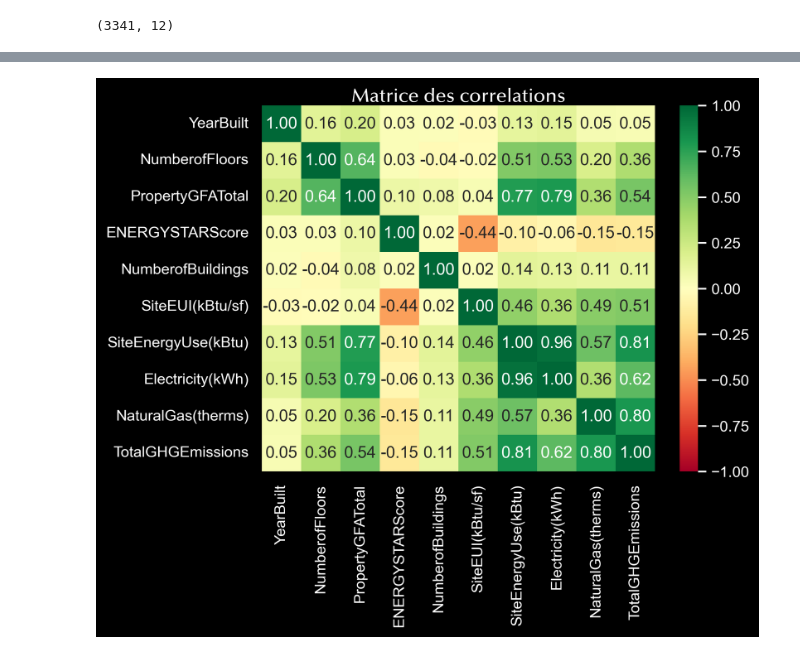
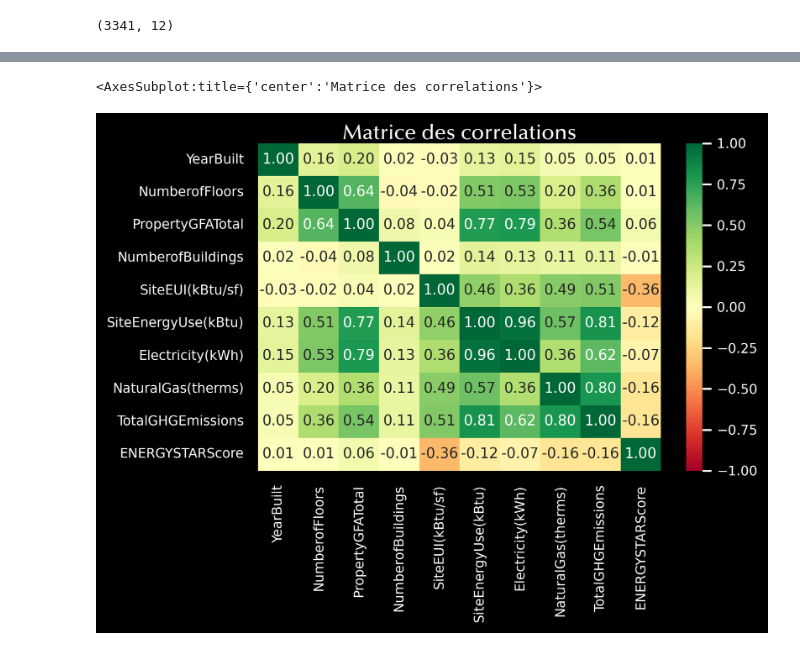
Before and after one commit to random-agile/Anticipate-Energy-Needs, a Jupyter notebook: Projet_3_Data_Cleaning.ipynb, the cells around one changed output, grey strips where cells are left out. Drawn from its saved outputs; the diff is of its cells as text; code cells hidden in the pictures.

```diff
--- a/Projet_3_Data_Cleaning.ipynb
+++ b/Projet_3_Data_Cleaning.ipynb
@@ -11,13 +16,13 @@ from sklearn.impute import KNNImputer
 # %%
 # récupération du chemin d'accès de la typo et récupération de celle-ci dans la variable prop
-fpath = os.path.join(mpl.get_data_path(), r'C:\Users\Oliver\Downloads\Optima Medium.ttf')
+fpath = os.path.join(mpl.get_data_path(), r'C:\Users\omira\Downloads\Optima Medium.ttf')
 prop = fm.FontProperties(fname=fpath)
 
 text_kwargs = dict(ha='center', va='center', fontsize=14, color='white')
 
 # importation du thème seaborn
 sns.set_theme(context='notebook', style='darkgrid', palette='dark', font_scale=1, color_codes=True, rc=None)
-
+sns.set(font=prop.get_name())
 # upgrade de la résolution des visualisations
 plt.rcParams['figure.dpi'] = 100
 plt.rcParams['savefig.dpi'] = 100
@@ -26,7 +31,7 @@ plt.rcParams['savefig.dpi'] = 100
 plt.style.use("dark_background")
 # %%
 # chargement du dataframe
-df = pd.read_csv('C:/Users/Oliver/Desktop/Anticipate-Energy-Needs/2016_Building_Energy_Benchmarking.csv')
+df = pd.read_csv('C:/Users/omira/Desktop/Anticipate-Energy-Needs/2016_Building_Energy_Benchmarking.csv')
 # afficher toutes les colonnes
 pd.set_option('display.max_columns', None)
 # %%
@@ -139,11 +144,11 @@ TotalGHGEmissions      float64
 dtype: object
 # %%
 # le subset sans données manquantes, EnergyScore à part
-df_subset_one = df[["BuildingType","PrimaryPropertyType","YearBuilt","NumberofFloors","PropertyGFATotal","ENERGYSTARScore"]]
+df_subset_one = df[["BuildingType","PrimaryPropertyType","YearBuilt","NumberofFloors","PropertyGFATotal"]]
 
 # le subset avec les données manquantes
 df_subset_two = df[["NumberofBuildings","SiteEUI(kBtu/sf)","SiteEnergyUse(kBtu)","Electricity(kWh)",
-                "NaturalGas(therms)","TotalGHGEmissions"]]
+                "NaturalGas(therms)","TotalGHGEmissions","ENERGYSTARScore"]]
 # %%
 # remplacement des valeurs manquantes avec l'algorithme KNNImputer
 imputer = KNNImputer(n_neighbors=8)
@@ -251,10 +272,11 @@ df_clean.shape
 # %%
 plt.rcParams['figure.dpi'] = 300
 plt.rcParams['savefig.dpi'] = 300
+
+sns.set(font=prop.get_name(), font_scale=0.8)
 plt.style.use("dark_background")
-
 plt.title("Matrice des correlations", fontproperties=prop, **text_kwargs)
 sns.heatmap(df_clean.corr(), cmap='RdYlGn', annot=True, fmt=".2f",vmin=-1, vmax=1)
-sns.set(font=prop.get_name())
 # %% [output]
+<AxesSubplot:title={'center':'Matrice des correlations'}>
-[figure, old version]
+[figure, new version]
```
Also changed, not shown: parts of 12 cells of this notebook, 3 other files.
